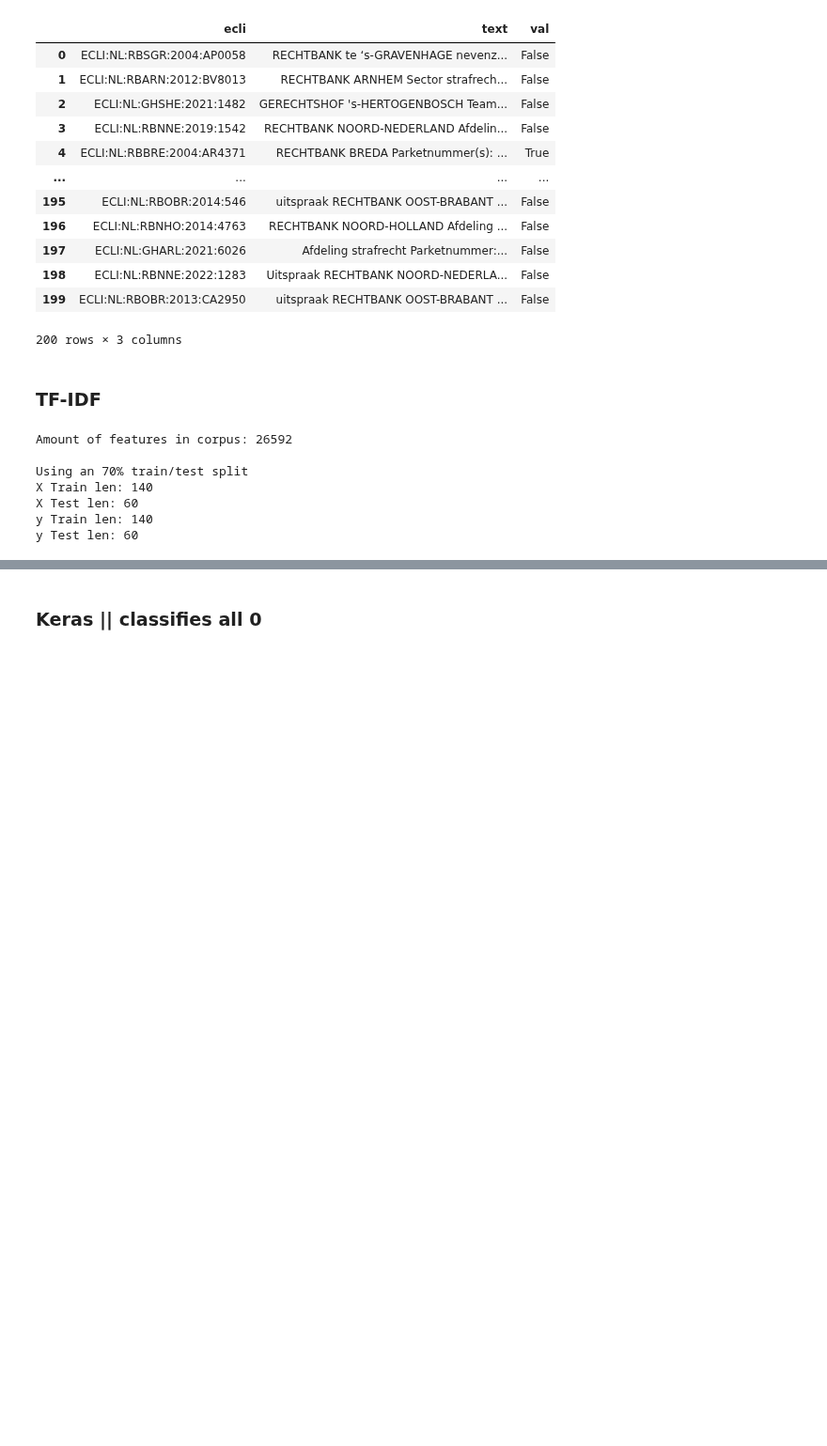
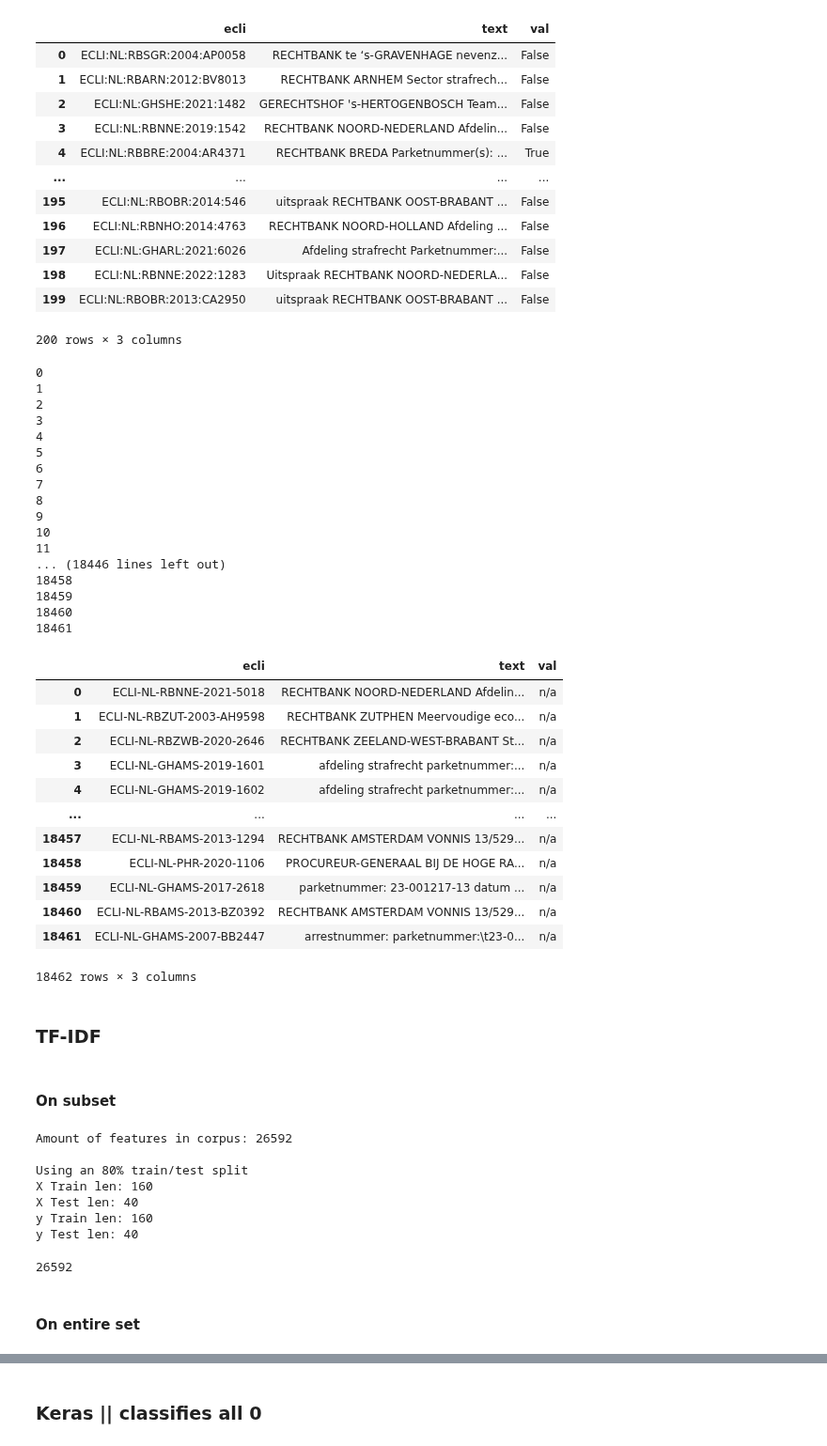
Before and after one commit to bloemetjesgordijn/Master-thesis, a Jupyter notebook: Filter trafficking cases.ipynb, the cells around one changed output, grey strips where cells are left out. Shown at 94% size. Drawn from its saved outputs; the diff is of its cells as text; code cells hidden in the pictures; blank space fills up the shorter version.

```diff
--- a/Filter trafficking cases.ipynb
+++ b/Filter trafficking cases.ipynb
@@ -558,8 +543,54 @@ df
 | 198 | ECLI:NL:RBNNE:2022:1283 | Uitspraak RECHTBANK NOORD-NEDERLA... | False |
 | 199 | ECLI:NL:RBOBR:2013:CA2950 | uitspraak RECHTBANK OOST-BRABANT ... | False |
 200 rows × 3 columns
+# %%
+full_df = pd.DataFrame(columns=['ecli', 'text', 'val'])
+for index, row in merged_df.iterrows():
+    text = row['case text'].replace('\n', ' ')
+    ecli = row['id']
+    if ecli.replace('-', ':') in validation_df.index:
+        val = validation_df[validation_df.index == ecli.replace('-', ':')].iloc[0]['trafficking_related']
+    else:
+        val = 'n/a'
+    full_df = full_df.append({'text': text, 'ecli': ecli, 'val': val}, ignore_index=True)
+    print(index)
+
+full_df
+# %% [output]
+0
+1
+2
+3
+4
+5
+6
+7
+8
+9
+10
+11
+... (18446 lines left out)
+18458
+18459
+18460
+18461
+|  | ecli | text | val |
+| 0 | ECLI-NL-RBNNE-2021-5018 | RECHTBANK NOORD-NEDERLAND Afdelin... | n/a |
+| 1 | ECLI-NL-RBZUT-2003-AH9598 | RECHTBANK ZUTPHEN Meervoudige eco... | n/a |
+| 2 | ECLI-NL-RBZWB-2020-2646 | RECHTBANK ZEELAND-WEST-BRABANT St... | n/a |
+| 3 | ECLI-NL-GHAMS-2019-1601 | afdeling strafrecht parketnummer:... | n/a |
+| 4 | ECLI-NL-GHAMS-2019-1602 | afdeling strafrecht parketnummer:... | n/a |
+| ... | ... | ... | ... |
+| 18457 | ECLI-NL-RBAMS-2013-1294 | RECHTBANK AMSTERDAM VONNIS 13/529... | n/a |
+| 18458 | ECLI-NL-PHR-2020-1106 | PROCUREUR-GENERAAL BIJ DE HOGE RA... | n/a |
+| 18459 | ECLI-NL-GHAMS-2017-2618 | parketnummer: 23-001217-13 datum ... | n/a |
+| 18460 | ECLI-NL-RBAMS-2013-BZ0392 | RECHTBANK AMSTERDAM VONNIS 13/529... | n/a |
+| 18461 | ECLI-NL-GHAMS-2007-BB2447 | arrestnummer: parketnummer:\t23-0... | n/a |
+18462 rows × 3 columns
 # %% [markdown]
 ### TF-IDF
+# %% [markdown]
+#### On subset
 # %%
 from sklearn.feature_extraction.text import TfidfVectorizer
 vectorizer = TfidfVectorizer()
@@ -568,7 +599,7 @@ X = vectorizer.fit_transform(corpus)
 print(f"Amount of features in corpus: {len(vectorizer.get_feature_names())}\n")
 
 
-train_percentage_percentage = 70
+train_percentage_percentage = 80
 print(f"Using an {train_percentage_percentage}% train/test split")
 cutoff_val = int(len(df) * (train_percentage_percentage / 100))
 xarray = X.toarray()
@@ -583,8 +614,15 @@ print(f"y Train len: {len(y_train)} \ny Test len: {len(y_test)}")
 # %% [output]
 Amount of features in corpus: 26592
 
-Using an 70% train/test split
-X Train len: 140
-X Test len: 60
-y Train len: 140
-y Test len: 60
+Using an 80% train/test split
+X Train len: 160
+X Test len: 40
+y Train len: 160
+y Test len: 40
+# %%
+subset_fnames = vectorizer.get_feature_names()
+len(subset_fnames)
+# %% [output]
+26592
+# %% [markdown]
+#### On entire set
```
Also changed, not shown: parts of 20 cells of this notebook.
